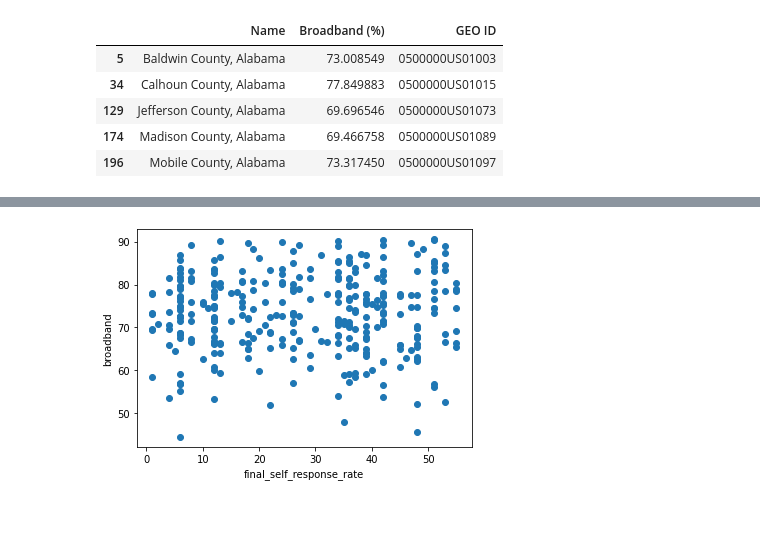
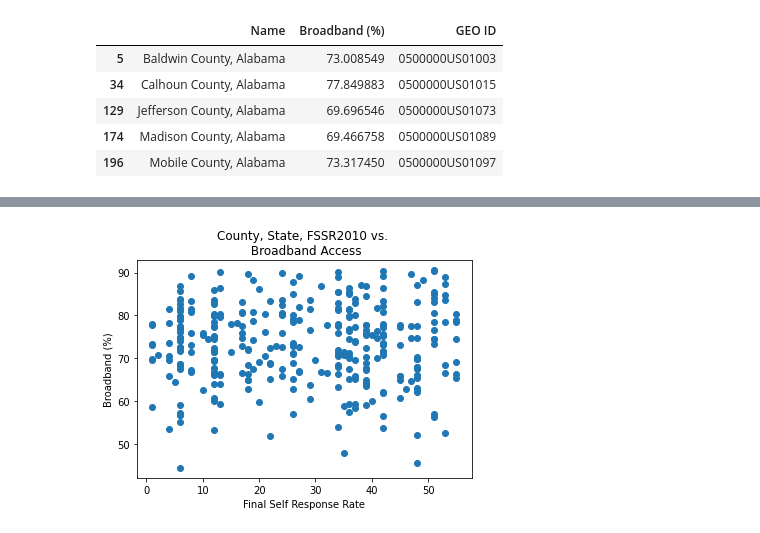
Before and after one commit to Falcon-d/Project-1-Broadband-Access, a Jupyter notebook: Deccenial Census.ipynb, the cells around one changed output, grey strips where cells are left out. Saved outputs shown, nothing was run; the diff lists cells and outputs as text; code cells hidden in the pictures.

Commit message:
update graph

```diff
--- a/Deccenial Census.ipynb
+++ b/Deccenial Census.ipynb
@@ -109,14 +109,15 @@ broadband_data.head()
 # %%
 # Plot the linear model on top of scatter plot
 broadband = broadband_data.iloc[:,7]
 final_self_response_rate = broadband_data.iloc[:,4]
 plt.scatter(final_self_response_rate,broadband)
+plt.title(f'County, State, FSSR2010 vs. \n Broadband Access')
 #plt.plot(broadband,"--")
 #plt.xticks(final_self_response_rate, rotation=90)
-plt.xlabel('final_self_response_rate')
-plt.ylabel('broadband')
+plt.xlabel('Final Self Response Rate')
+plt.ylabel('Broadband (%)')
 plt.show()
 # %% [output]
-[figure, old version]
+[figure, new version]
 # %%
 #comment
```
